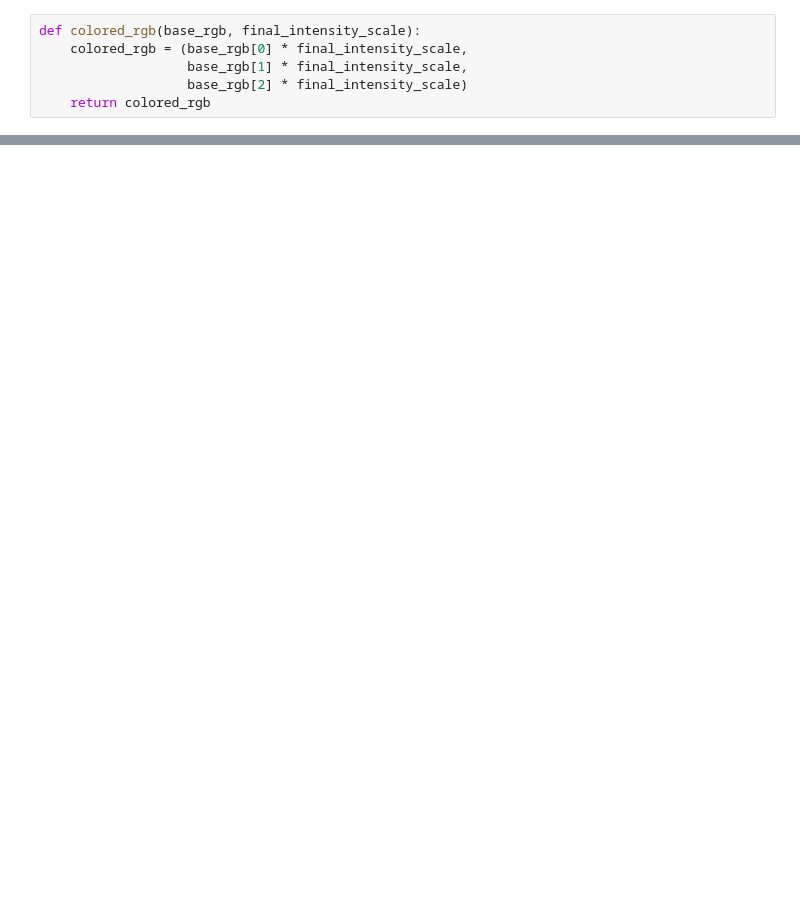
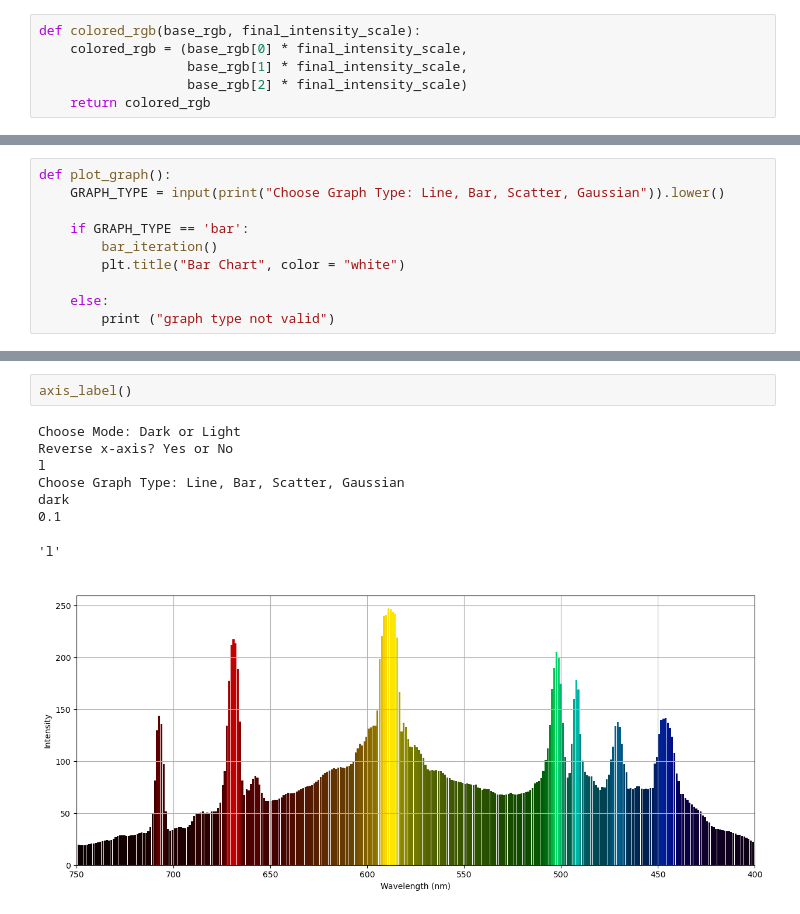
Before and after one commit to idontwantausername609/Spectrum-Renderer, a Jupyter notebook: Colab Based App/Other Image Formatting/bar_chart_playground.ipynb, the cells around one changed output, grey strips where cells are left out. Saved outputs shown, nothing was run; the diff lists cells and outputs as text; blank space fills up the shorter version.

```diff
--- a/Colab Based App/Other Image Formatting/bar_chart_playground.ipynb
+++ b/Colab Based App/Other Image Formatting/bar_chart_playground.ipynb
@@ -150,0 +189,10 @@ The bars represent discrete wavelength intervals, offering a block-like view of
+# %%
+def plot_graph():
+    GRAPH_TYPE = input(print("Choose Graph Type: Line, Bar, Scatter, Gaussian")).lower()
+
+    if GRAPH_TYPE == 'bar':
+        bar_iteration()
+        plt.title("Bar Chart", color = "white")
+
+    else:
+        print ("graph type not valid")
@@ -150,0 +247,11 @@ The bars represent discrete wavelength intervals, offering a block-like view of
+# %%
+axis_label()
+# %% [output]
+Choose Mode: Dark or Light
+Reverse x-axis? Yes or No
+l
+Choose Graph Type: Line, Bar, Scatter, Gaussian
+dark
+0.1
+'l'
+[figure, added]
```
Also changed, not shown: parts of 10 cells of this notebook, 11 other files.
